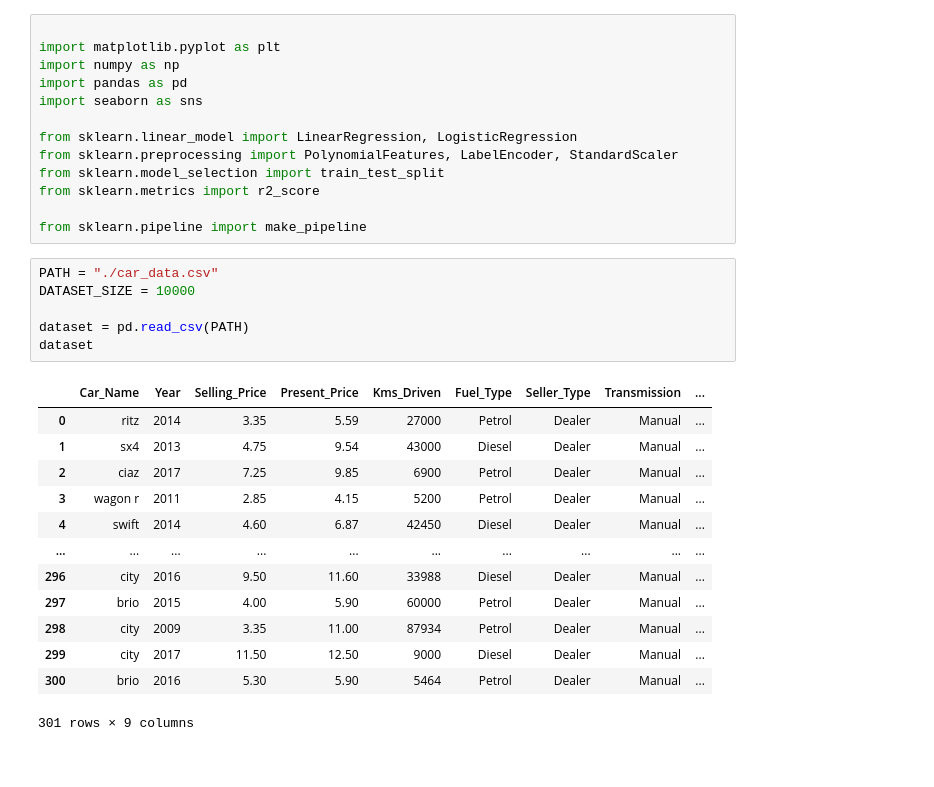
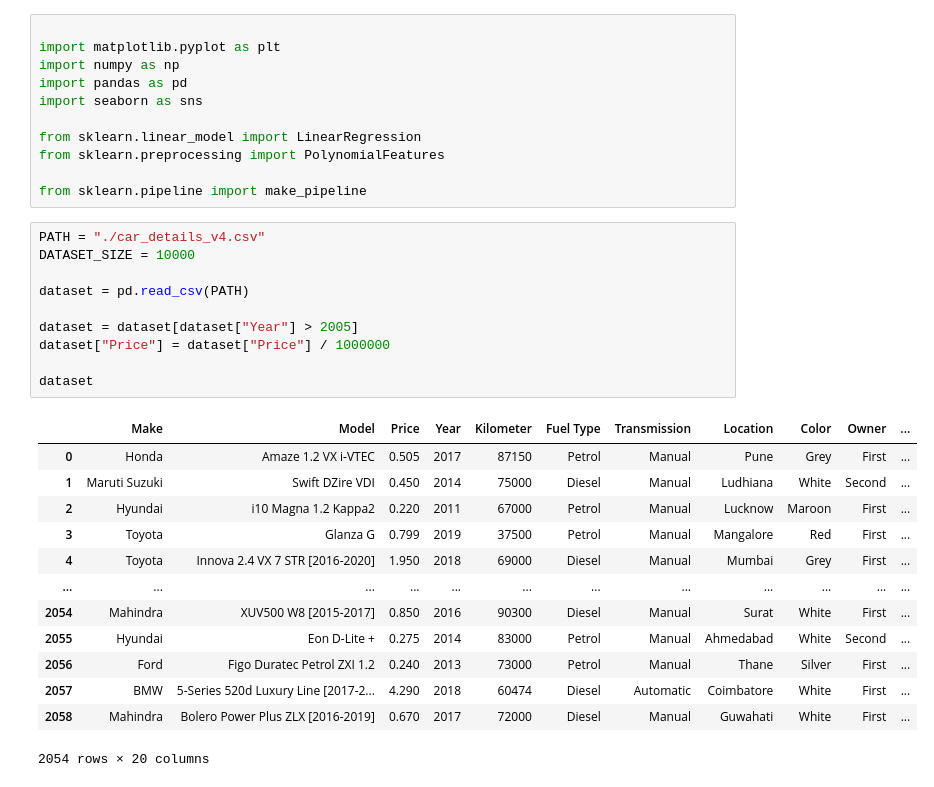
Before and after one commit to kitanoyoru/labs-sem-5, a Jupyter notebook: STATOIV/Lab2/main.ipynb, the cells around one changed output. Drawn from its saved outputs; the diff is of its cells as text.

```diff
--- a/STATOIV/Lab2/main.ipynb
+++ b/STATOIV/Lab2/main.ipynb
@@ -5,29 +5,31 @@ import numpy as np
 import pandas as pd
 import seaborn as sns
 
-from sklearn.linear_model import LinearRegression, LogisticRegression
-from sklearn.preprocessing import PolynomialFeatures, LabelEncoder, StandardScaler
-from sklearn.model_selection import train_test_split
-from sklearn.metrics import r2_score
+from sklearn.linear_model import LinearRegression
+from sklearn.preprocessing import PolynomialFeatures
 
 from sklearn.pipeline import make_pipeline
 # %%
-PATH = "./car_data.csv"
+PATH = "./car_details_v4.csv"
 DATASET_SIZE = 10000
 
 dataset = pd.read_csv(PATH)
+
+dataset = dataset[dataset["Year"] > 2005]
+dataset["Price"] = dataset["Price"] / 1000000
+
 dataset
 # %% [output]
-|  | Car_Name | Year | Selling_Price | Present_Price | Kms_Driven | Fuel_Type | Seller_Type | Transmission | ... |
-| 0 | ritz | 2014 | 3.35 | 5.59 | 27000 | Petrol | Dealer | Manual | ... |
-| 1 | sx4 | 2013 | 4.75 | 9.54 | 43000 | Diesel | Dealer | Manual | ... |
-| 2 | ciaz | 2017 | 7.25 | 9.85 | 6900 | Petrol | Dealer | Manual | ... |
-| 3 | wagon r | 2011 | 2.85 | 4.15 | 5200 | Petrol | Dealer | Manual | ... |
-| 4 | swift | 2014 | 4.60 | 6.87 | 42450 | Diesel | Dealer | Manual | ... |
-| ... | ... | ... | ... | ... | ... | ... | ... | ... | ... |
-| 296 | city | 2016 | 9.50 | 11.60 | 33988 | Diesel | Dealer | Manual | ... |
-| 297 | brio | 2015 | 4.00 | 5.90 | 60000 | Petrol | Dealer | Manual | ... |
-| 298 | city | 2009 | 3.35 | 11.00 | 87934 | Petrol | Dealer | Manual | ... |
-| 299 | city | 2017 | 11.50 | 12.50 | 9000 | Diesel | Dealer | Manual | ... |
-| 300 | brio | 2016 | 5.30 | 5.90 | 5464 | Petrol | Dealer | Manual | ... |
+|  | Make | Model | Price | Year | Kilometer | Fuel Type | Transmission | Location | Color | Owner | ... |
+| 0 | Honda | Amaze 1.2 VX i-VTEC | 0.505 | 2017 | 87150 | Petrol | Manual | Pune | Grey | First | ... |
+| 1 | Maruti Suzuki | Swift DZire VDI | 0.450 | 2014 | 75000 | Diesel | Manual | Ludhiana | White | Second | ... |
+| 2 | Hyundai | i10 Magna 1.2 Kappa2 | 0.220 | 2011 | 67000 | Petrol | Manual | Lucknow | Maroon | First | ... |
+| 3 | Toyota | Glanza G | 0.799 | 2019 | 37500 | Petrol | Manual | Mangalore | Red | First | ... |
+| 4 | Toyota | Innova 2.4 VX 7 STR [2016-2020] | 1.950 | 2018 | 69000 | Diesel | Manual | Mumbai | Grey | First | ... |
+| ... | ... | ... | ... | ... | ... | ... | ... | ... | ... | ... | ... |
+| 2054 | Mahindra | XUV500 W8 [2015-2017] | 0.850 | 2016 | 90300 | Diesel | Manual | Surat | White | First | ... |
+| 2055 | Hyundai | Eon D-Lite + | 0.275 | 2014 | 83000 | Petrol | Manual | Ahmedabad | White | Second | ... |
+| 2056 | Ford | Figo Duratec Petrol ZXI 1.2 | 0.240 | 2013 | 73000 | Petrol | Manual | Thane | Silver | First | ... |
+| 2057 | BMW | 5-Series 520d Luxury Line [2017-2... | 4.290 | 2018 | 60474 | Diesel | Automatic | Coimbatore | White | First | ... |
+| 2058 | Mahindra | Bolero Power Plus ZLX [2016-2019] | 0.670 | 2017 | 72000 | Diesel | Manual | Guwahati | White | First | ... |
-301 rows × 9 columns
+2054 rows × 20 columns
```
Also changed, not shown: parts of 10 cells of this notebook, 1 other file.
